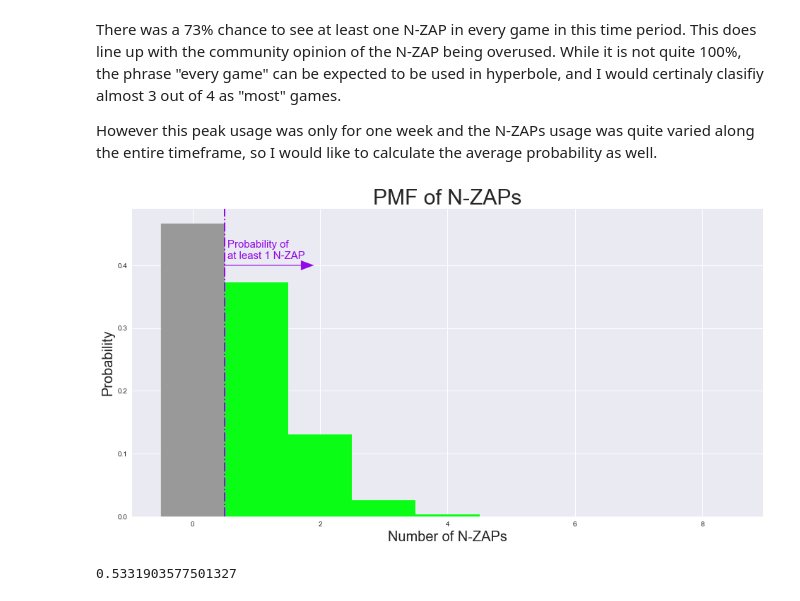
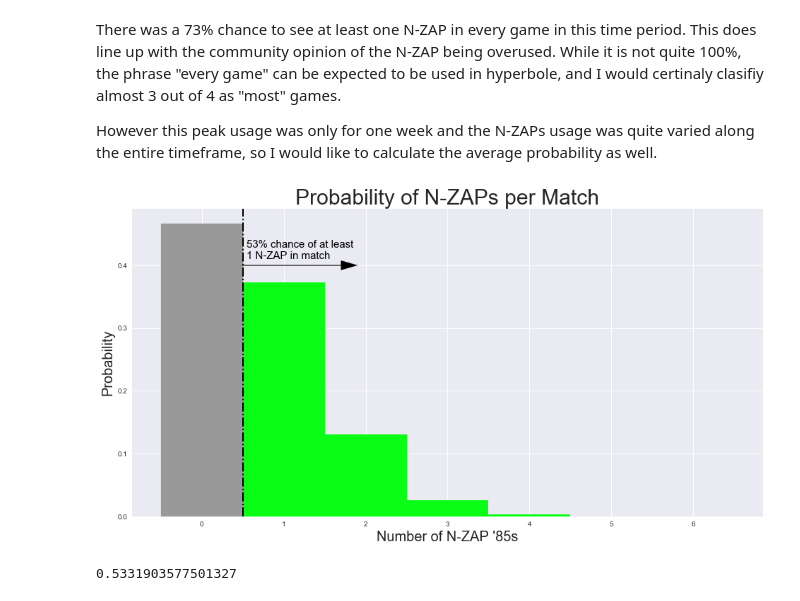
Before and after one commit to Rokushou/Splatoon2_Meta_EDA, a Jupyter notebook: EDA.ipynb, the cells around one changed output. Saved outputs shown, nothing was run; the diff lists cells and outputs as text; code cells hidden in the pictures.

```diff
--- a/EDA.ipynb
+++ b/EDA.ipynb
@@ -282,25 +289,26 @@ However this peak usage was only for one week and the N-ZAPs usage was quite var
 # Create a distribution based on mean value
 nzap_dist = stats.binom(8, usage_df.loc["N-ZAP '85"].mean())
 # %%
-# Plot the distribution again. The code is very specific (arrow position and such) and hard to functionize
+# Plot the distribution again.
 fig, ax2 = plt.subplots(figsize=(16, 8))
 
-# Plot the PMF in a green color scheme
+# Plot the PMF
 color = green_n
-ax2.set_xlabel('Number of N-ZAPs', fontsize=20)
+ax2.set_xlabel("Number of N-ZAP '85s", fontsize=20)
 ax2.set_ylabel('Probability', fontsize=20)
-bars = ax2.bar(range(9), [nzap_dist.pmf(i) for i in range(9)],  width=1.0, color=color)
+bars = ax2.bar(range(7), [nzap_dist.pmf(i) for i in range(7)],  width=1.0, color=color)
 bars[0].set_color('#999999')
 
 # Plot a vertical line at 1, inspired by Samuel
-color = violet
+color = 'black'
+p = 100 * (1-nzap_dist.cdf(0))
 ax2.axvline(0.5, color=color, ls='-.', linewidth=2)
 ax2.arrow(0.5, .4, 1.2, 0, color=color, head_width=.015, head_length=.2)
-ax2.text(0.55, .41, 'Probability of\nat least 1 N-ZAP', fontsize=15, color=color)
+ax2.text(0.55, .41, '{:2.0f}% chance of at least\n1 N-ZAP in match'.format(p), fontsize=15, color=color)
 
-plt.title('PMF of N-ZAPs', loc='center', fontsize=30, fontweight=0);
+plt.title('Probability of N-ZAPs per Match', loc='center', fontsize=30, fontweight=0);
 # %% [output]
-[figure, old version]
+[figure, new version]
 # %%
 # Calculate the probability of seeing at least 1 N-ZAP in a game
 1-nzap_dist.cdf(0)
```
Also changed, not shown: parts of 10 cells of this notebook.
